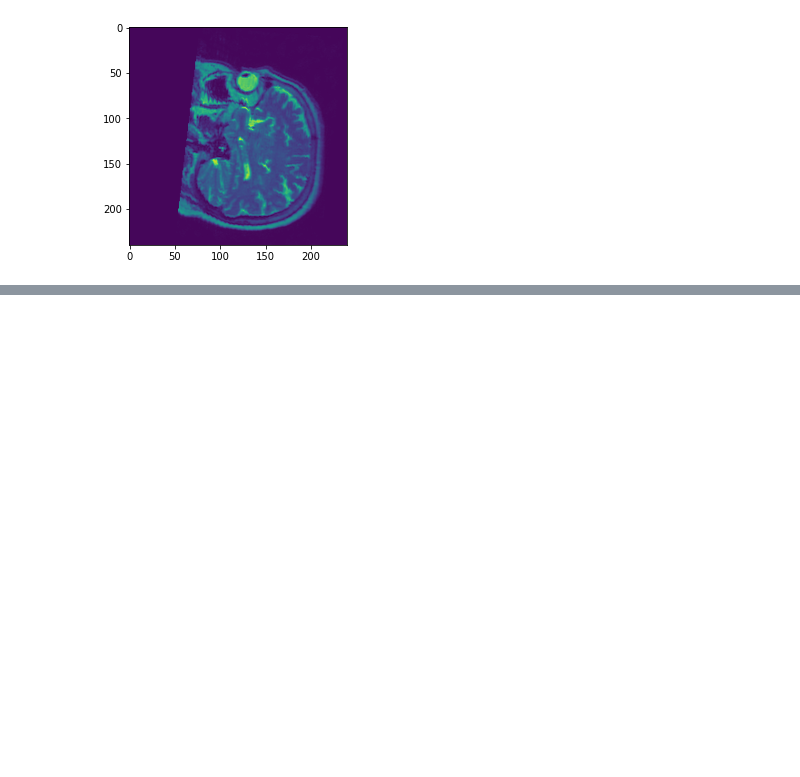
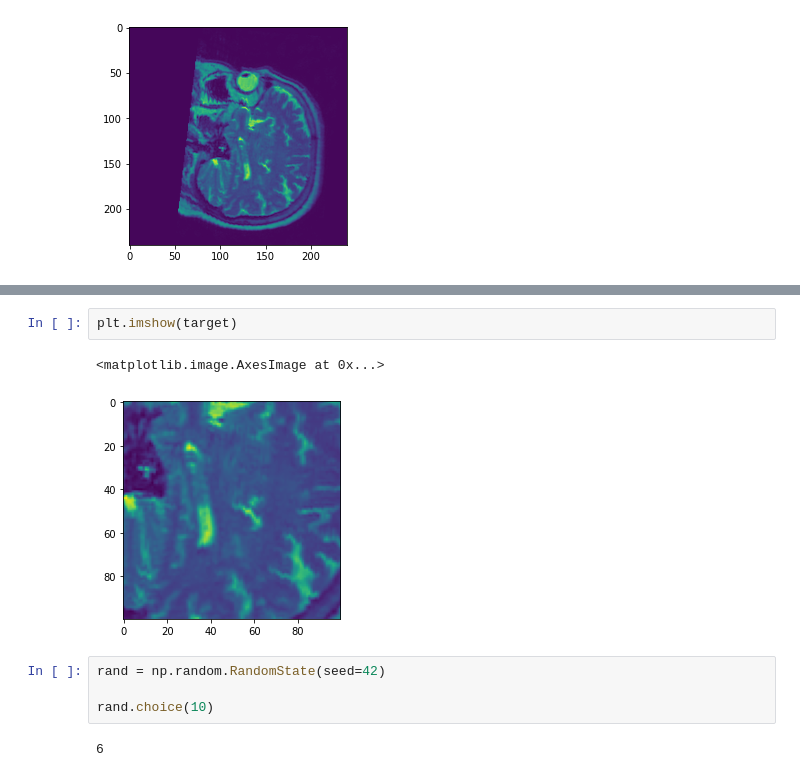
Before and after one commit to mikekwright/manning-medical-images-liveproject, a Jupyter notebook: lesson-02-dataset/dataset-coding.ipynb, the cells around one changed output, grey strips where cells are left out. Saved outputs shown, nothing was run; the diff lists cells and outputs as text; blank space fills up the shorter version.

```diff
--- a/lesson-02-dataset/dataset-coding.ipynb
+++ b/lesson-02-dataset/dataset-coding.ipynb
@@ -131,0 +177,11 @@ plt.imshow(target)
+# %%
+plt.imshow(target)
+# %% [output]
+<matplotlib.image.AxesImage at 0x...>
+[figure, added]
+# %%
+rand = np.random.RandomState(seed=42)
+
+rand.choice(10)
+# %% [output]
+6
```
Also changed, not shown: parts of 7 cells of this notebook.
